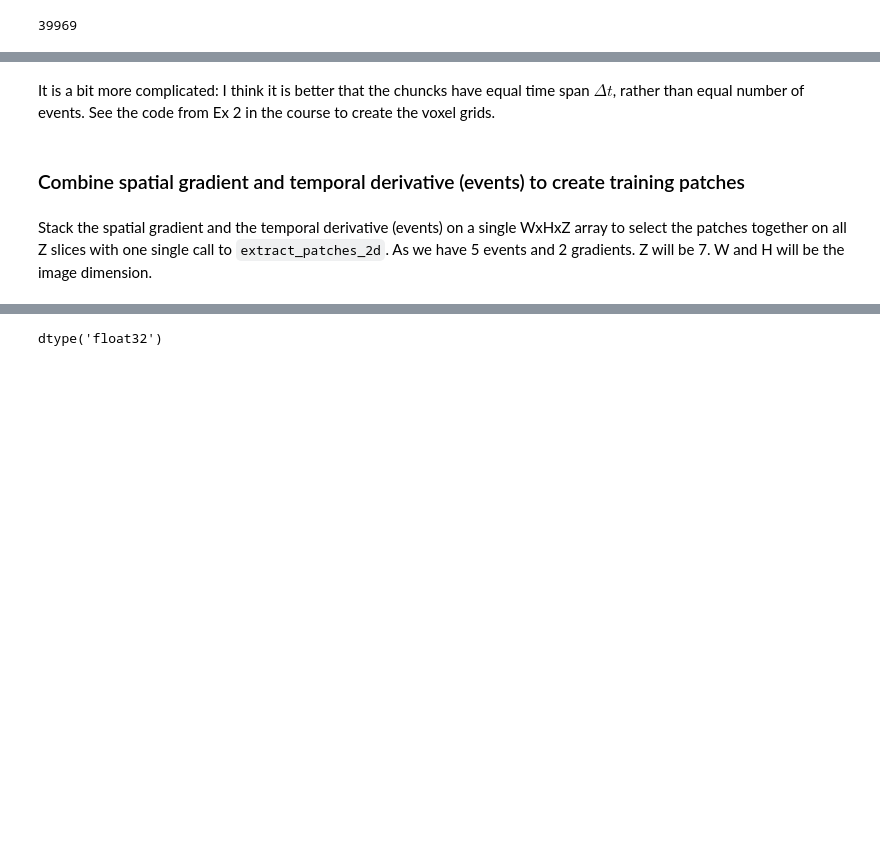
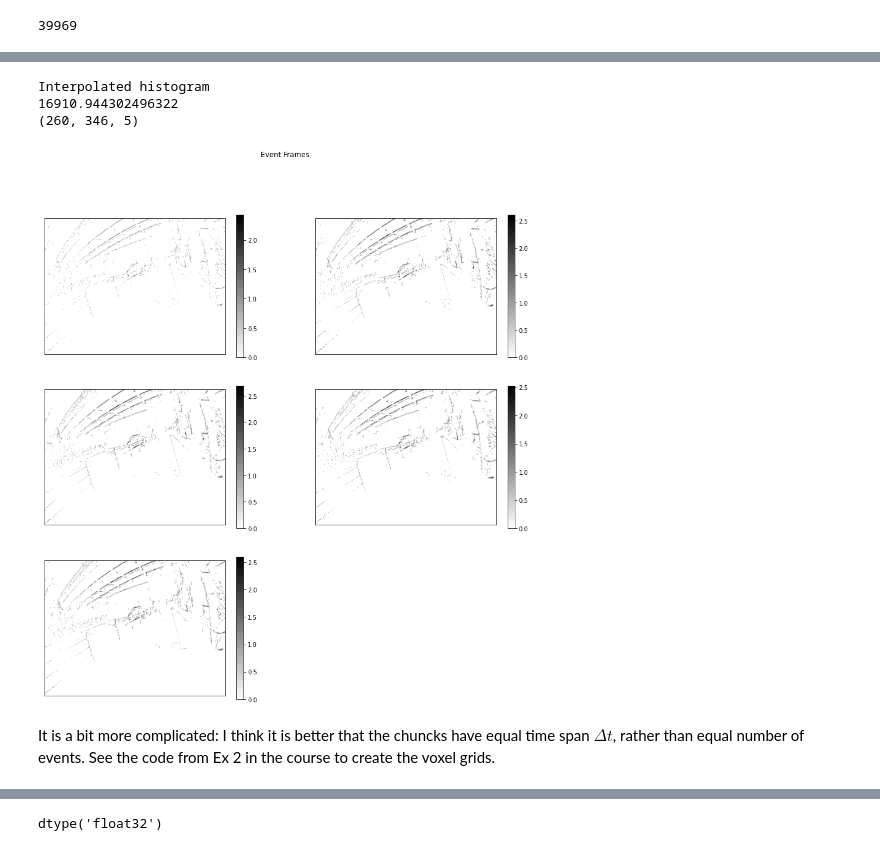
Before and after one commit to SudeshnaBora/Computer_Vision, a Jupyter notebook: code/Learning Phase.ipynb, the cells around one changed output, grey strips where cells are left out. Cells and saved outputs as stored; diff of their text form; code cells hidden in the pictures; blank space fills up the shorter version.

```diff
--- a/code/Learning Phase.ipynb
+++ b/code/Learning Phase.ipynb
@@ -204,29 +210,34 @@ if split_by_polarity:
 # %%
 if split_by_polarity:
     # Negative events only
     idx_neg = pol!=0
 
     if (method_voting == 'nearest'):
         print('Regular histogram')
         yxt_neg = np.transpose(np.array([y[idx_neg], x[idx_neg], timestamp[idx_neg]]))
         voxelgrid_neg, _ = np.histogramdd(yxt_neg, bins=bin_edges).astype('float32')
         del yxt_neg
     else:
         print('Interpolated histogram')
         voxelgrid_neg = events2voxelgrid_linear(x[idx_neg],y[idx_neg],timestamp[idx_neg],pol[idx_neg],
                                                 image.shape,num_time_slices,t_min,dt_cell,use_polarity=False)
     print(voxelgrid_neg.shape)
 
     fig, axs = plt.subplots(3, 2, figsize=(15, 15))
-    for i in range(voxelgrid.shape[2]):
+    for i in range(voxelgrid_neg.shape[2]):
         plt.sca(axs[int(i/2),i%2])
         plt.imshow(voxelgrid_neg[:,:,i], cmap='gray_r')
         plt.xticks([])
         plt.yticks([])
         plt.colorbar()
 
     axs.flat[-1].set_visible(False)
     plt.suptitle("Event Frames")
     plt.show()
+# %% [output]
+Interpolated histogram
+16910.944302496322
+(260, 346, 5)
+[figure, added]
 # %% [markdown]
 It is a bit more complicated: I think it is better that the chuncks have equal time span $\Delta t$, rather than equal number of events. See the code from Ex 2 in the course to create the voxel grids.
@@ -263,4 +243,0 @@ if split_by_polarity:
-# %% [markdown]
-### Combine spatial gradient and temporal derivative (events) to create training patches
-# %% [markdown]
-Stack the spatial gradient and the temporal derivative (events) on a single WxHxZ array to select the patches together on all Z slices with one single call to `extract_patches_2d`. As we have 5 events and 2 gradients. Z will be 7. W and H will be the image dimension.
```
Also changed, not shown: parts of 42 cells of this notebook, 1 other file.
